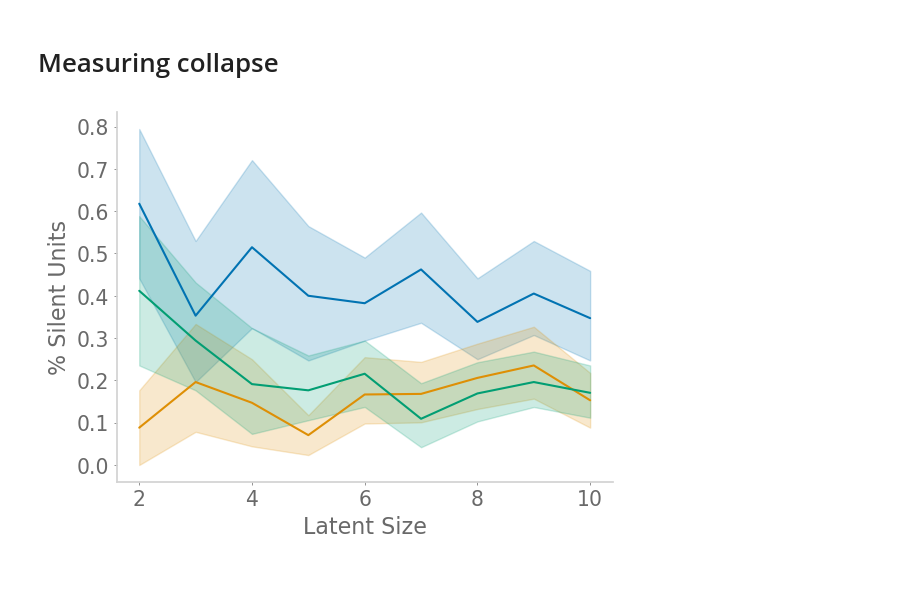
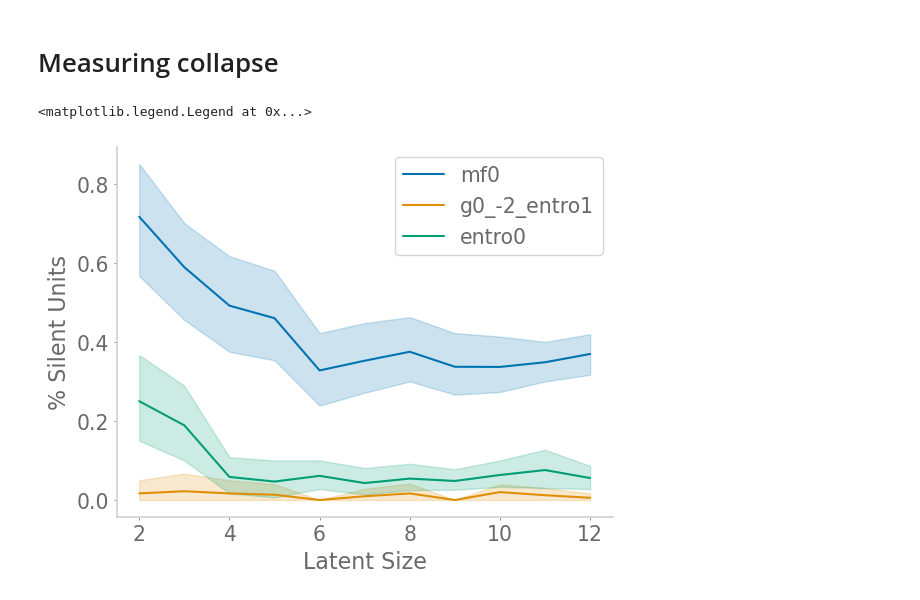
Before and after one commit to chingf/auxrl, a Jupyter notebook: notebooks/05-gridworld-measure-collapse.ipynb, the cells around one changed output. Saved outputs shown, nothing was run; the diff lists cells and outputs as text; code cells hidden in the pictures.

```diff
--- a/notebooks/05-gridworld-measure-collapse.ipynb
+++ b/notebooks/05-gridworld-measure-collapse.ipynb
@@ -24,7 +26,7 @@ dims = np.arange(2,20)
 # %% [markdown]
 # Collecting info
 # %%
-models = ['mf0', 'g0_-2_entro-2', 'entro-1']
+models = ['mf0', 'g0_-2_entro1', 'entro0']
 model_labels = ['MF', 'MF + P/N', 'MF + N']
 # %%
 data = {
@@ -33,15 +35,15 @@ data = {
     'models': []
 }
 
-for model in models:
-    for internal_dim in dims:
-        exp_name = f'{generic_exp_name}_{network_yaml}_dim{internal_dim}'
-        analysis_dir = f'{engram_dir}analysis/{exp_name}/'
-        repr_df_path = f'{analysis_dir}representation_df.p'
-        if not os.path.exists(repr_df_path):
-            continue
-        with open(repr_df_path, 'rb') as f:
-            repr_df = pickle.load(f)
+for internal_dim in dims:
+    exp_name = f'{generic_exp_name}_{network_yaml}_dim{internal_dim}'
+    analysis_dir = f'{engram_dir}analysis/{exp_name}/'
+    repr_df_path = f'{analysis_dir}representation_df_ep{episode}.p'
+    if not os.path.exists(repr_df_path):
+        continue
+    with open(repr_df_path, 'rb') as f:
+        repr_df = pickle.load(f)
+    for model in models:
         _model = f'{generic_exp_name}_{model}'
         model_df = repr_df[repr_df['model'] == _model]
         if model_df.empty:
@@ -71,17 +73,19 @@ import pandas as pd
 # %%
 fig, ax = plt.subplots()
 sns.lineplot(
     x='dims', y='zerofields', data=pd.DataFrame(data),
-    hue='models', hue_order=models, ax=ax, legend=None
+    hue='models', hue_order=models, ax=ax,
     )
 ax.set_ylabel('% Silent Units')
 ax.set_xlabel('Latent Size')
+plt.legend()
 
-# Replace legend names
-label_list = []
-for t in ax.get_legend_handles_labels():
-    label_list.append(t)
-label_list[1] = model_labels
-#ax.legend(handles=label_list[0], labels=label_list[1])
+# # Replace legend names
+# label_list = []
+# for t in ax.get_legend_handles_labels():
+#     label_list.append(t)
+# label_list[1] = model_labels
+# ax.legend(handles=label_list[0], labels=label_list[1])
 # %% [output]
+<matplotlib.legend.Legend at 0x...>
-[figure, old version]
+[figure, new version]
```
Also changed, not shown: parts of 4 cells of this notebook, 5 other files.
